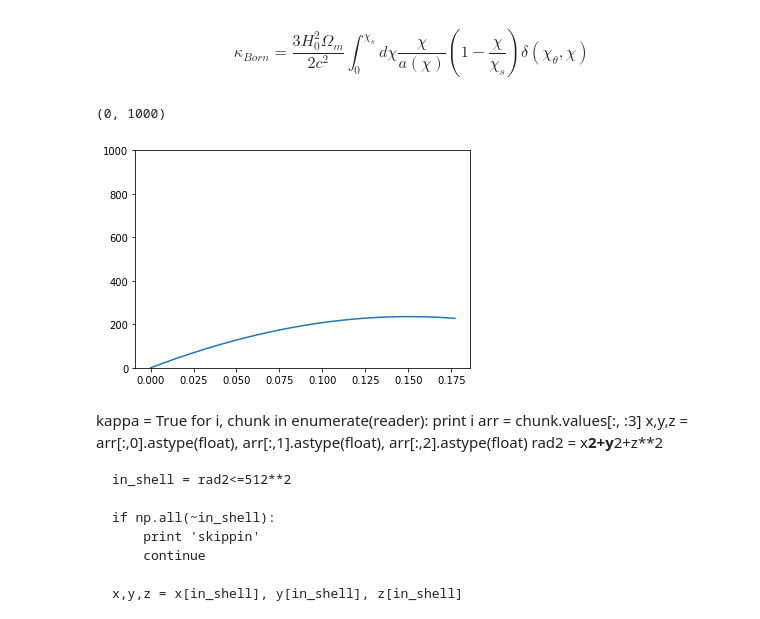
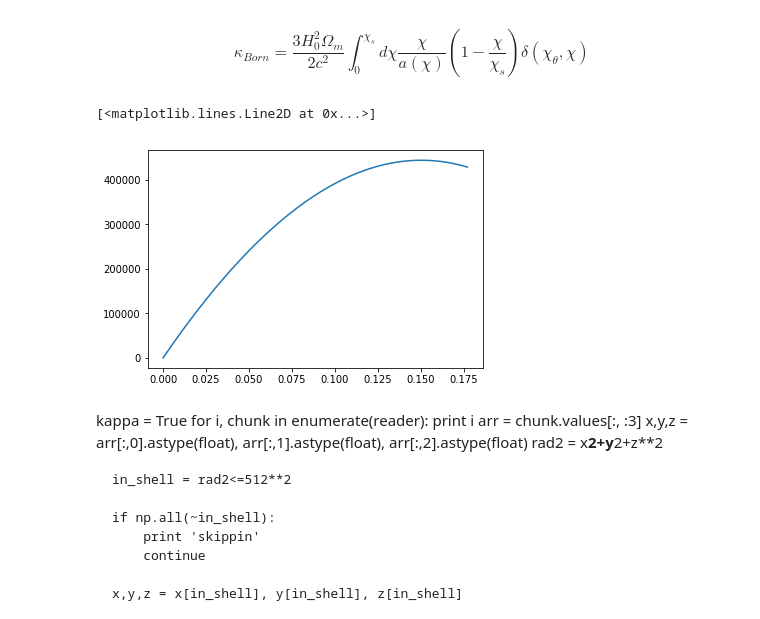
Before and after one commit to mclaughlin6464/uatu, a Jupyter notebook: notebooks/Projection Debug.ipynb, the cells around one changed output. Cells and saved outputs as stored; diff of their text form; code cells hidden in the pictures.

```diff
--- a/notebooks/Projection Debug.ipynb
+++ b/notebooks/Projection Debug.ipynb
@@ -74,7 +74,7 @@ def kappa_weighting(x,y, z, cosmo, redshift_s = 2):
     _, _, redshift = ra_dec_z(np.c_[x,y,z], cosmo)
     comoving_dist = np.sqrt(x**2+y**2+z**2)
     comoving_dist_s = cosmo.comoving_distance(redshift_s).value
-    return comoving_dist*(1+redshift)*(1-comoving_dist/comoving_dist_s)
+    return leading_term*comoving_dist*(1+redshift)*(1-comoving_dist/comoving_dist_s)
 # %%
 n_points = 1000
 z = np.linspace(0, 512, n_points)
@@ -83,10 +83,10 @@ kernel = kappa_weighting(np.zeros(n_points), np.zeros(n_points), z, cosmo, redsh
 _, _, redshift = ra_dec_z(np.c_[np.zeros(n_points),np.zeros(n_points),z], cosmo)
 # %%
 plt.plot(redshift, kernel)
-plt.ylim([0, 1000])
+#plt.ylim([0, 1000])
 # %% [output]
-(0, 1000)
+[<matplotlib.lines.Line2D at 0x...>]
-[figure, old version]
+[figure, new version]
 # %% [markdown]
 kappa = True
 for i, chunk in enumerate(reader):
```
Also changed, not shown: 7 other files.
